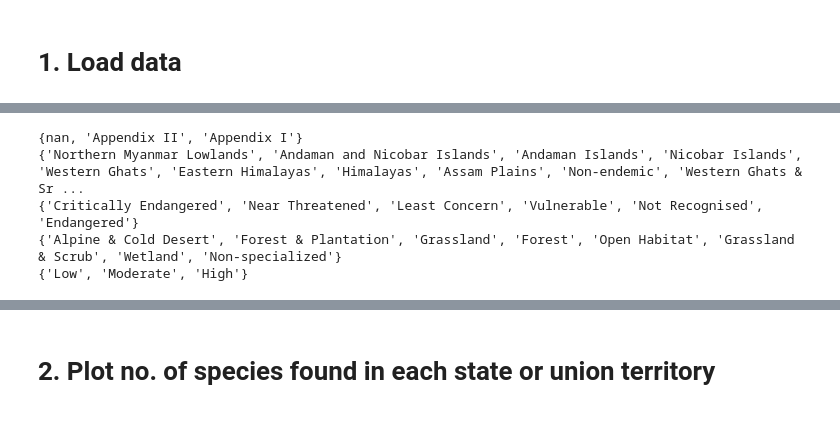
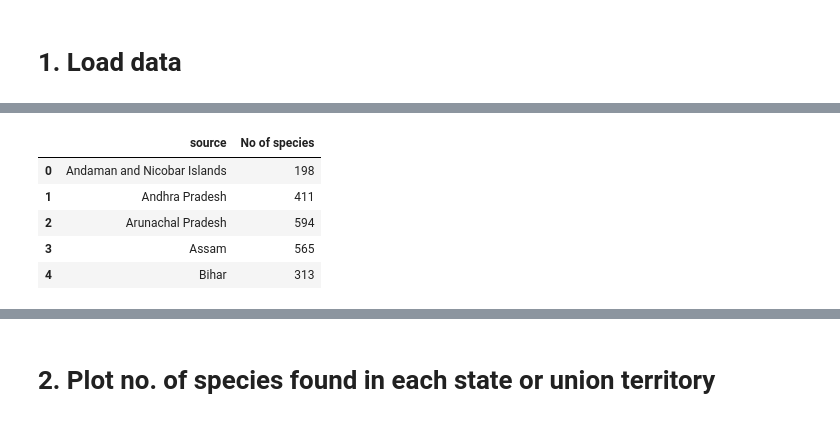
Before and after one commit to Adhikari-Priyanka/birds_vis, a Jupyter notebook: data_vis1.ipynb, the cells around one changed output, grey strips where cells are left out. Cells and saved outputs as stored; diff of their text form; code cells hidden in the pictures.

```diff
--- a/data_vis1.ipynb
+++ b/data_vis1.ipynb
@@ -14,13 +30,11 @@ india = ind_adm1.to_crs(epsg='24378') # Convert to appropriate CRS
-# %%
-# Exploring dataset
-print(set(all_birds['CITES Appendix']))
-print(set(all_birds['Endemicity']))
-print(set(all_birds['IUCN Category']))
-print(set(all_birds['Habitat Specialization']))
-print(set(all_birds['SoIB 2023 Priority Status']))
-# %% [output]
-{nan, 'Appendix II', 'Appendix I'}
-{'Northern Myanmar Lowlands', 'Andaman and Nicobar Islands', 'Andaman Islands', 'Nicobar Islands', 'Western Ghats', 'Eastern Himalayas', 'Himalayas', 'Assam Plains', 'Non-endemic', 'Western Ghats & Sr ...
-{'Critically Endangered', 'Near Threatened', 'Least Concern', 'Vulnerable', 'Not Recognised', 'Endangered'}
-{'Alpine & Cold Desert', 'Forest & Plantation', 'Grassland', 'Forest', 'Open Habitat', 'Grassland & Scrub', 'Wetland', 'Non-specialized'}
-{'Low', 'Moderate', 'High'}
+# %%
+state_wise = all_birds.groupby('source').count().reset_index()[['source', 'Unnamed: 0']]
+state_wise.rename(columns={'Unnamed: 0': 'No of species'}, inplace=True)
+state_wise.head()
+# %% [output]
+|  | source | No of species |
+| 0 | Andaman and Nicobar Islands | 198 |
+| 1 | Andhra Pradesh | 411 |
+| 2 | Arunachal Pradesh | 594 |
+| 3 | Assam | 565 |
+| 4 | Bihar | 313 |
```
Also changed, not shown: parts of 11 cells of this notebook, 3 other files.
